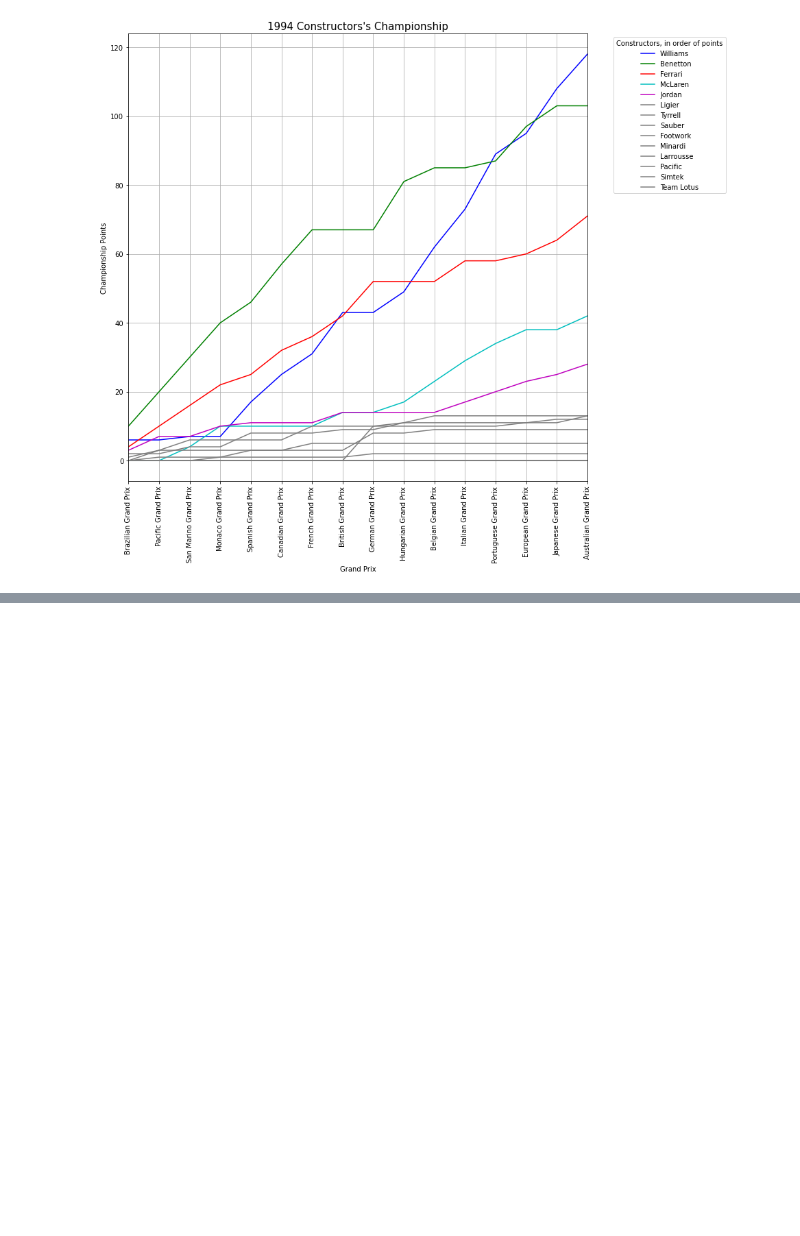
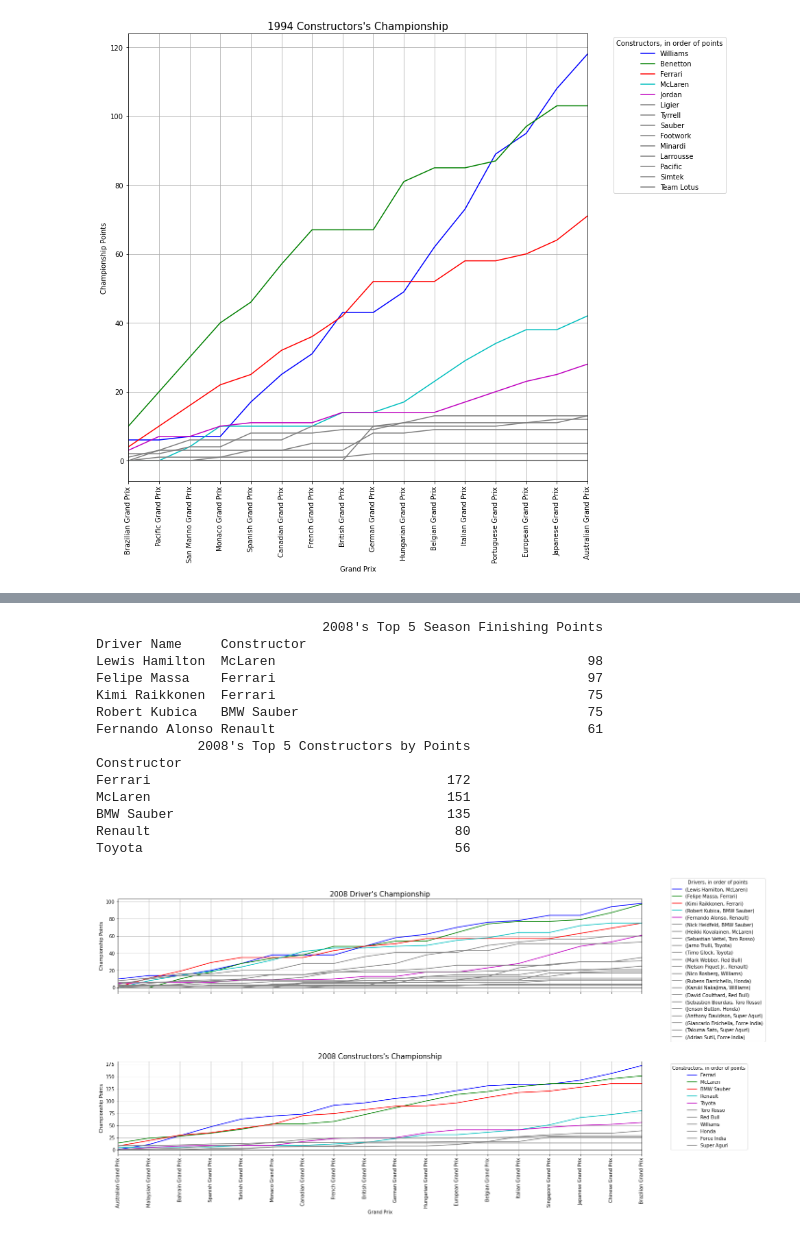
Before and after one commit to jdodway/F1Analysis, a Jupyter notebook: F1RaceYearScratchWork.ipynb, the cells around one changed output, grey strips where cells are left out. Saved outputs shown, nothing was run; the diff lists cells and outputs as text; code cells hidden in the pictures; blank space fills up the shorter version.

```diff
--- a/F1RaceYearScratchWork.ipynb
+++ b/F1RaceYearScratchWork.ipynb
@@ -505,0 +798,18 @@ Jordan                                         28
+# %%
+Championship(2008)
+# %% [output]
+                             2008's Top 5 Season Finishing Points
+Driver Name     Constructor
+Lewis Hamilton  McLaren                                        98
+Felipe Massa    Ferrari                                        97
+Kimi Raikkonen  Ferrari                                        75
+Robert Kubica   BMW Sauber                                     75
+Fernando Alonso Renault                                        61
+             2008's Top 5 Constructors by Points
+Constructor
+Ferrari                                      172
+McLaren                                      151
+BMW Sauber                                   135
+Renault                                       80
+Toyota                                        56
+[figure, added]
```
Also changed, not shown: parts of 6 cells of this notebook, 2 other files.
